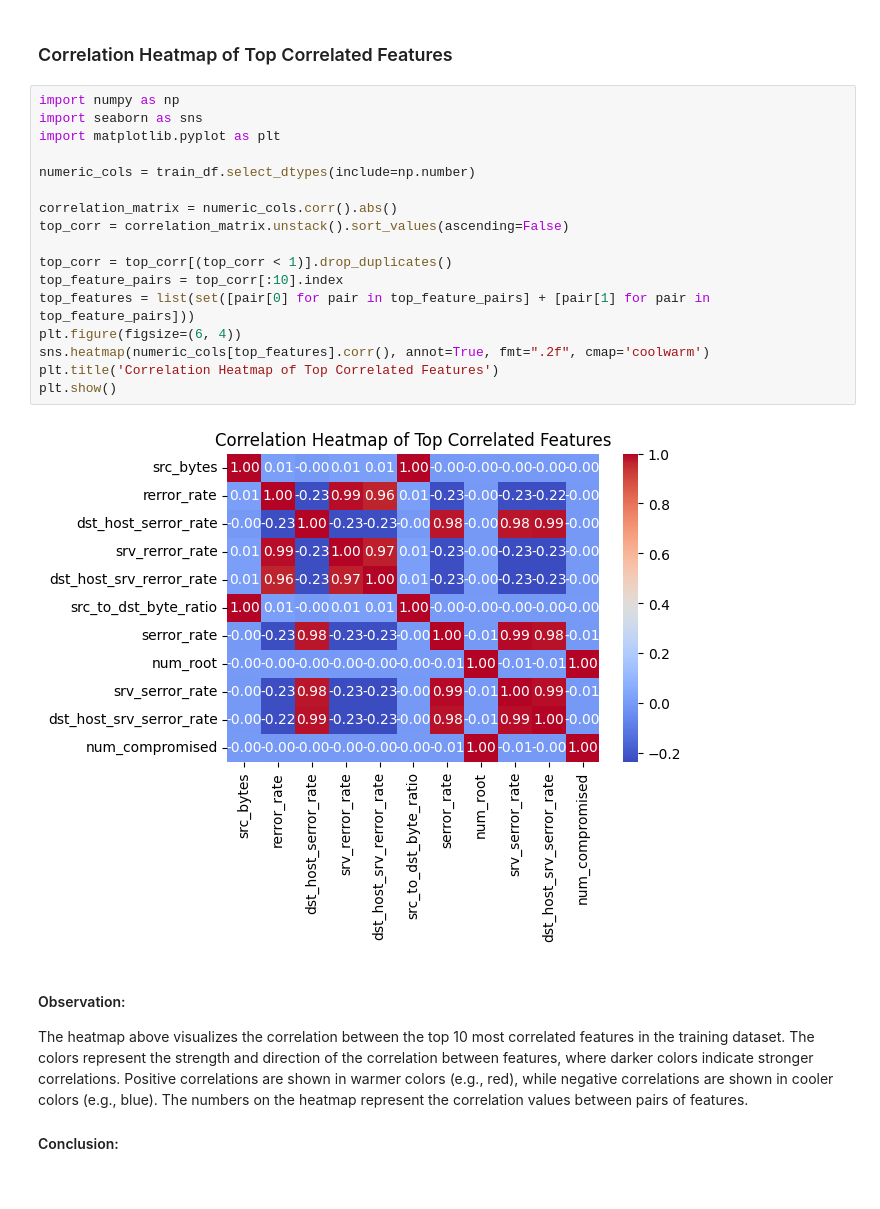
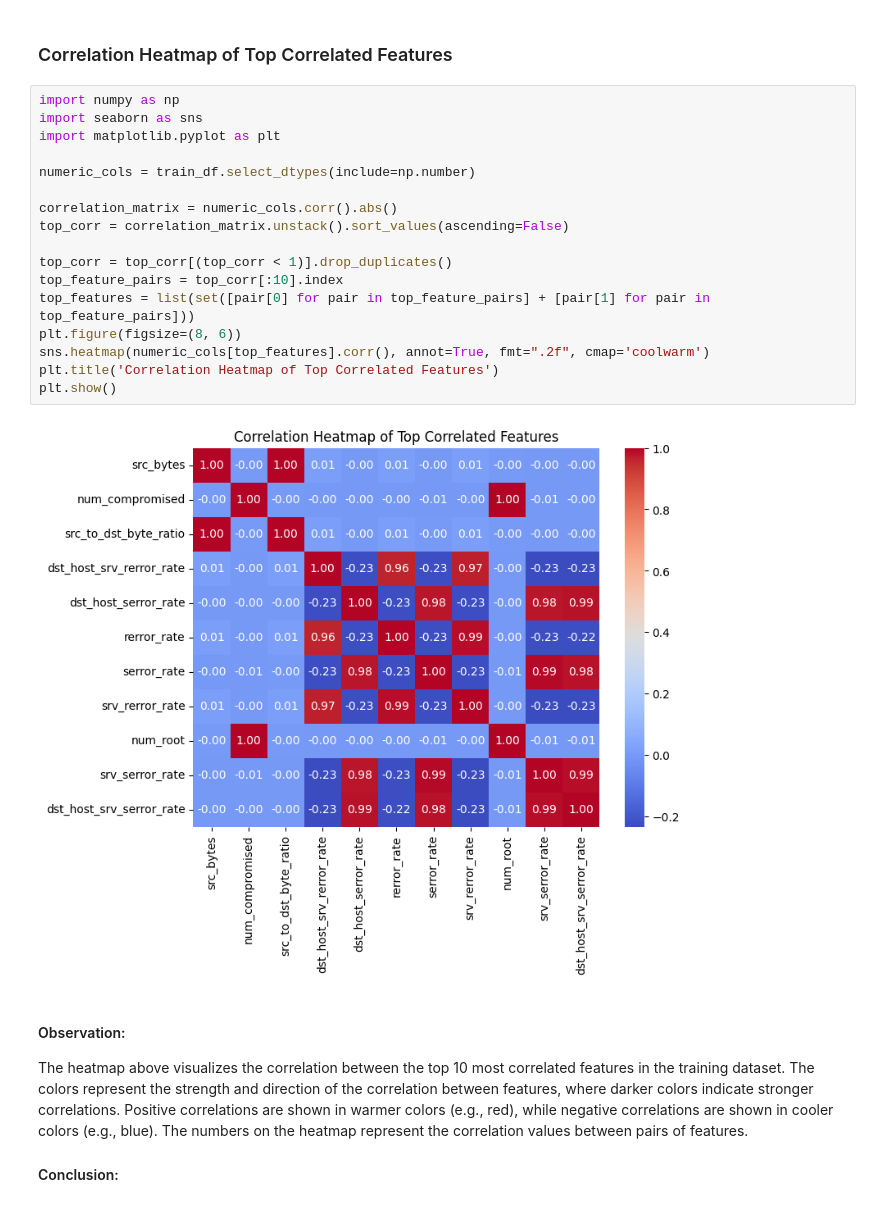
Before and after one commit to Purvang2803/NSL_KDD, a Jupyter notebook: nsl_kdd.ipynb, the cells around one changed output. Saved outputs shown, nothing was run; the diff lists cells and outputs as text.

```diff
--- a/nsl_kdd.ipynb
+++ b/nsl_kdd.ipynb
@@ -427,22 +425,22 @@ The asymmetric data exchange patterns visible in attack instances can serve as a
 # %%
 import numpy as np
 import seaborn as sns
 import matplotlib.pyplot as plt
 
 numeric_cols = train_df.select_dtypes(include=np.number)
 
 correlation_matrix = numeric_cols.corr().abs()
 top_corr = correlation_matrix.unstack().sort_values(ascending=False)
 
 top_corr = top_corr[(top_corr < 1)].drop_duplicates()
 top_feature_pairs = top_corr[:10].index
 top_features = list(set([pair[0] for pair in top_feature_pairs] + [pair[1] for pair in top_feature_pairs]))
-plt.figure(figsize=(6, 4))
+plt.figure(figsize=(8, 6))
 sns.heatmap(numeric_cols[top_features].corr(), annot=True, fmt=".2f", cmap='coolwarm')
 plt.title('Correlation Heatmap of Top Correlated Features')
 plt.show()
 # %% [output]
-[figure, old version]
+[figure, new version]
 # %% [markdown]
 
 
```
Also changed, not shown: parts of 12 cells of this notebook.
